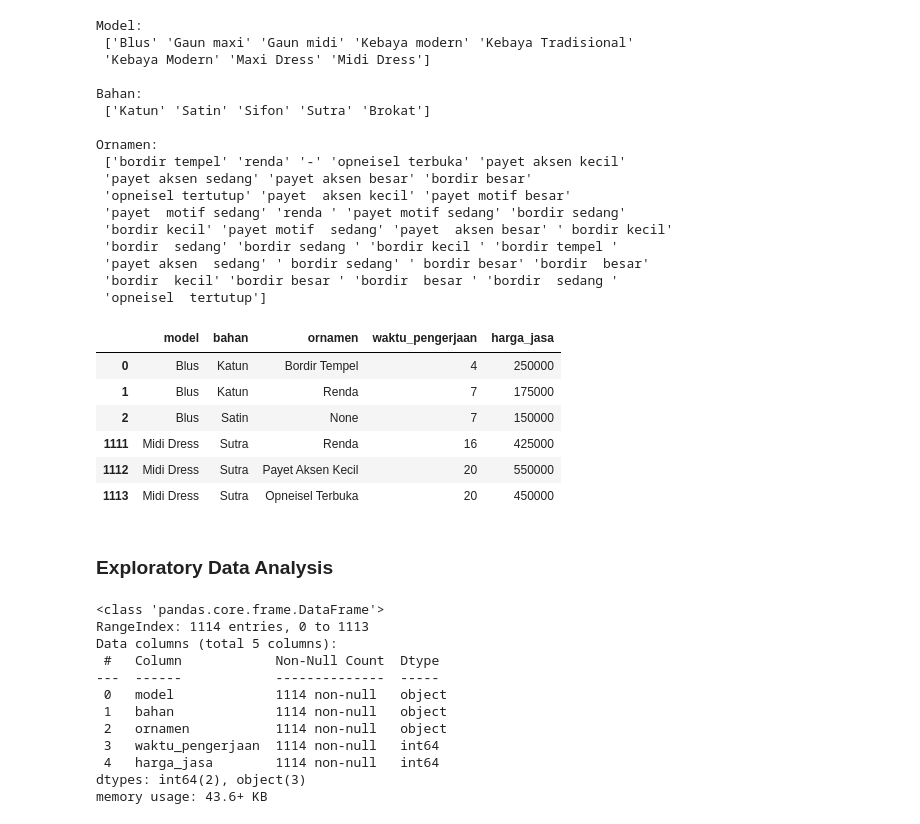
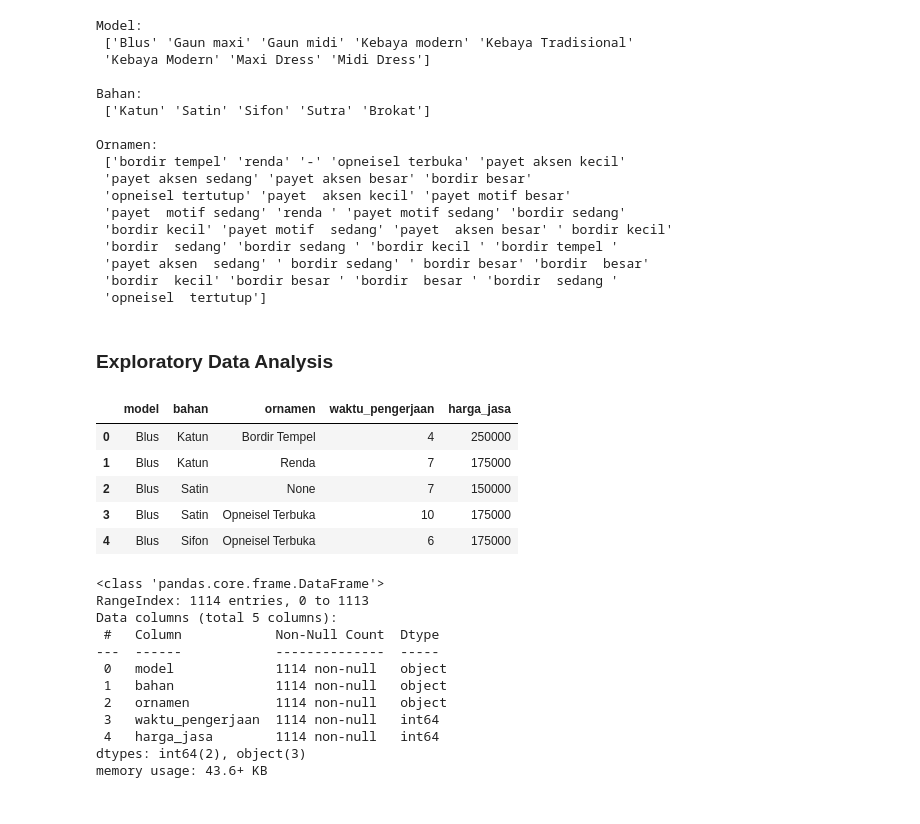
Before and after one commit to adzkykhairany/tailor-price-predictor, a Jupyter notebook: models/prediction_model.ipynb, the cells around one changed output. Saved outputs shown, nothing was run; the diff lists cells and outputs as text; code cells hidden in the pictures.

```diff
--- a/models/prediction_model.ipynb
+++ b/models/prediction_model.ipynb
@@ -78,16 +78,15 @@ df.replace({
         '-': 'None'
     }
 }, inplace=True)
-# %%
-pd.concat([df.head(3), df.tail(3)])
-# %% [output]
-|  | model | bahan | ornamen | waktu_pengerjaan | harga_jasa |
-| 0 | Blus | Katun | Bordir Tempel | 4 | 250000 |
-| 1 | Blus | Katun | Renda | 7 | 175000 |
-| 2 | Blus | Satin | None | 7 | 150000 |
-| 1111 | Midi Dress | Sutra | Renda | 16 | 425000 |
-| 1112 | Midi Dress | Sutra | Payet Aksen Kecil | 20 | 550000 |
-| 1113 | Midi Dress | Sutra | Opneisel Terbuka | 20 | 450000 |
 # %% [markdown]
 ### Exploratory Data Analysis
+# %%
+df.head()
+# %% [output]
+|  | model | bahan | ornamen | waktu_pengerjaan | harga_jasa |
+| 0 | Blus | Katun | Bordir Tempel | 4 | 250000 |
+| 1 | Blus | Katun | Renda | 7 | 175000 |
+| 2 | Blus | Satin | None | 7 | 150000 |
+| 3 | Blus | Satin | Opneisel Terbuka | 10 | 175000 |
+| 4 | Blus | Sifon | Opneisel Terbuka | 6 | 175000 |
 # %%
```
Also changed, not shown: parts of 1 cell of this notebook, 1 other file.
